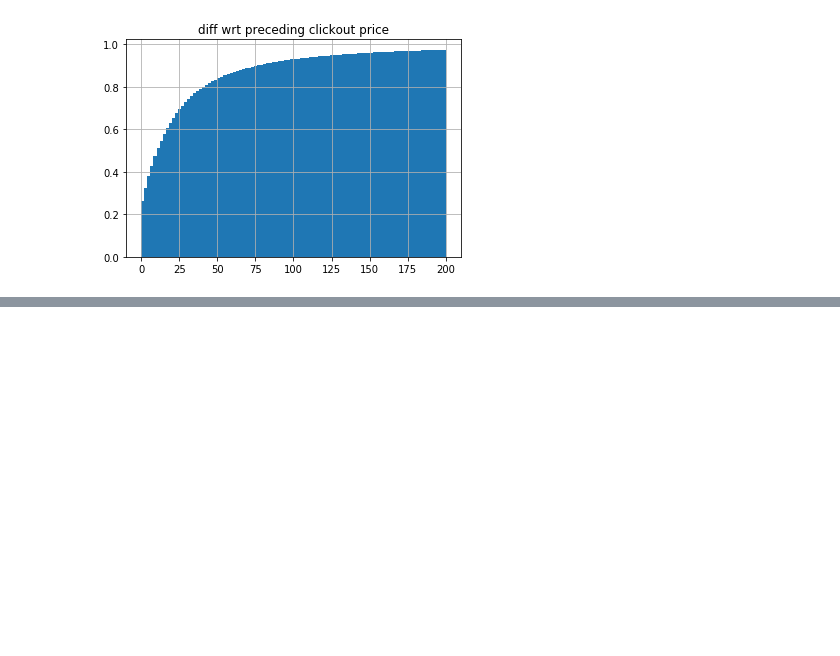
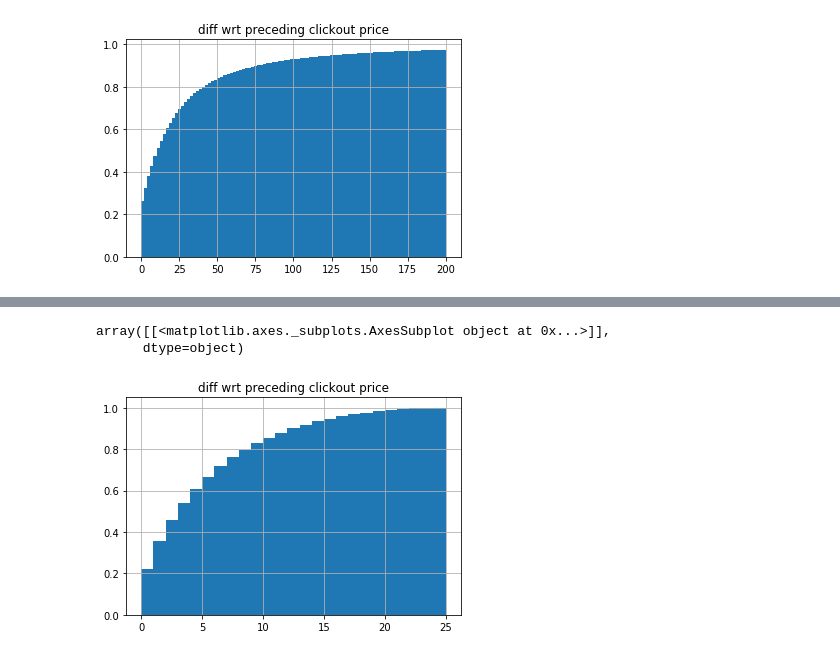
Before and after one commit to federicoparroni/recsys2019, a Jupyter notebook: visualize_data/clickout_price_estimate_based_on_past_clickouts.ipynb, the cells around one changed output, grey strips where cells are left out. Saved outputs shown, nothing was run; the diff lists cells and outputs as text; code cells hidden in the pictures; blank space fills up the shorter version.

```diff
--- a/visualize_data/clickout_price_estimate_based_on_past_clickouts.ipynb
+++ b/visualize_data/clickout_price_estimate_based_on_past_clickouts.ipynb
@@ -154,0 +218,6 @@ array([[<matplotlib.axes._subplots.AxesSubplot object at 0x...>]],
+# %%
+grouped_std_price_preceding_clickouts.hist(cumulative = True, column = 'diff wrt preceding clickout price', bins=25, range=[0, 25], weights = np.ones(len(grouped_std_price_preceding_clickouts))/len(grouped_std_price_preceding_clickouts))
+# %% [output]
+array([[<matplotlib.axes._subplots.AxesSubplot object at 0x...>]],
+      dtype=object)
+[figure, added]
```
Also changed, not shown: parts of 16 cells of this notebook, 7 other files.
